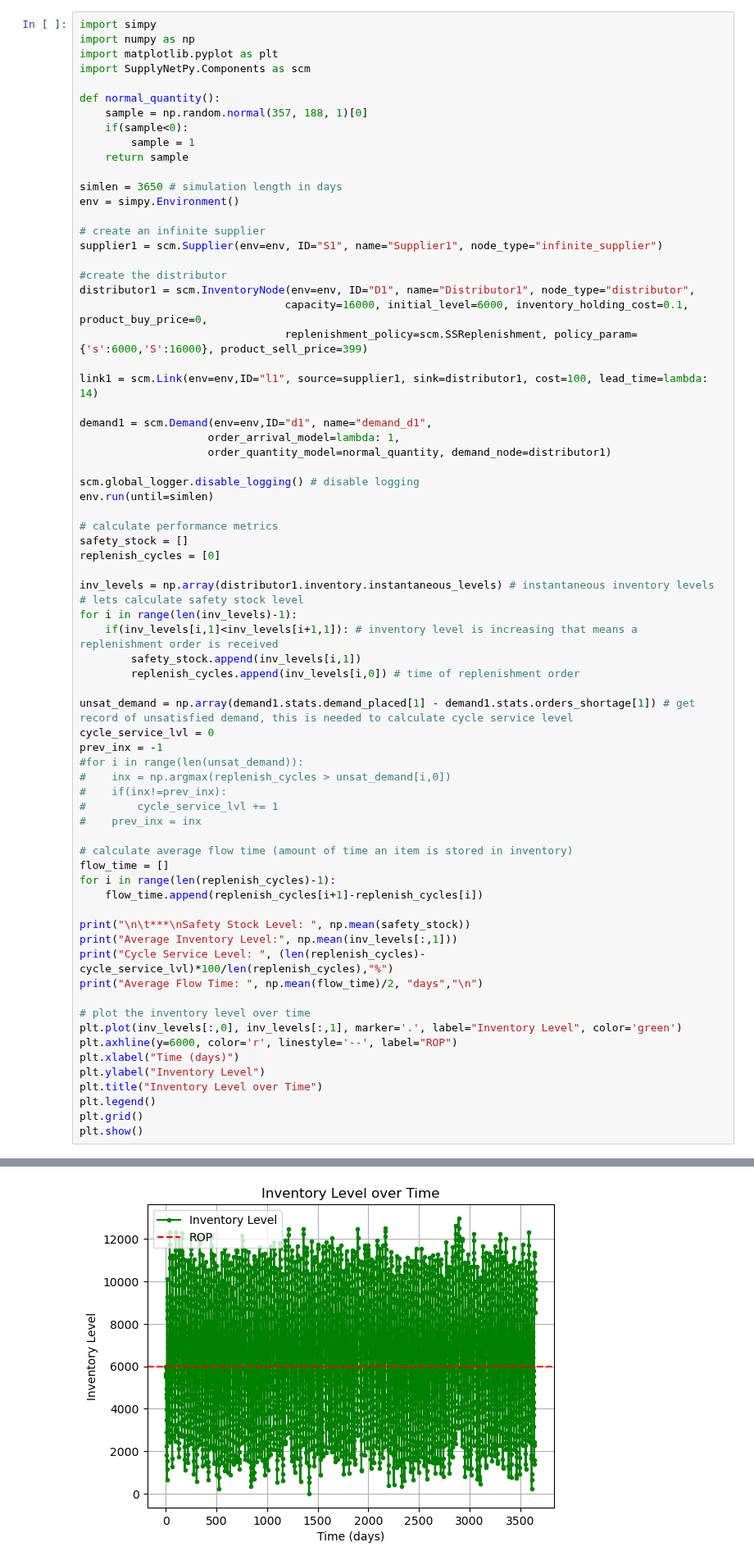
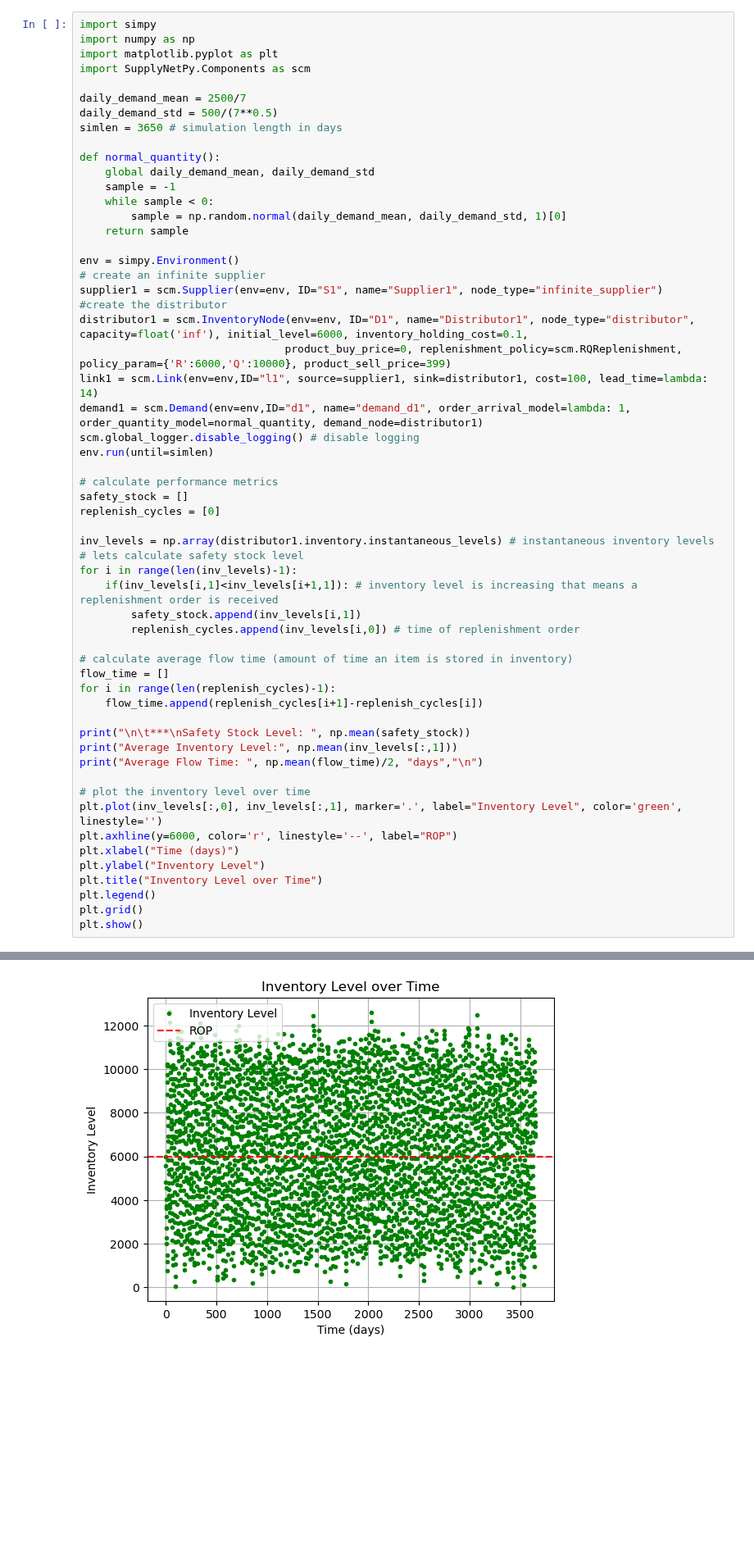
Before and after one commit to SupplyChainSimulation/SupplyNetPy, a Jupyter notebook: examples/notebooks/safety_inv_est.ipynb, the cells around one changed output, grey strips where cells are left out. Shown at 82% size. Drawn from its saved outputs; the diff is of its cells as text; blank space fills up the shorter version.

```diff
--- a/examples/notebooks/safety_inv_est.ipynb
+++ b/examples/notebooks/safety_inv_est.ipynb
@@ -74,29 +51,25 @@ import numpy as np
 import matplotlib.pyplot as plt
 import SupplyNetPy.Components as scm
 
+daily_demand_mean = 2500/7
+daily_demand_std = 500/(7**0.5)
+simlen = 3650 # simulation length in days
+
 def normal_quantity():
-    sample = np.random.normal(357, 188, 1)[0]
-    if(sample<0):
-        sample = 1
+    global daily_demand_mean, daily_demand_std
+    sample = -1
+    while sample < 0:
+        sample = np.random.normal(daily_demand_mean, daily_demand_std, 1)[0]
     return sample
 
-simlen = 3650 # simulation length in days
 env = simpy.Environment()
-
 # create an infinite supplier
 supplier1 = scm.Supplier(env=env, ID="S1", name="Supplier1", node_type="infinite_supplier")
-
 #create the distributor
-distributor1 = scm.InventoryNode(env=env, ID="D1", name="Distributor1", node_type="distributor",
-                                capacity=16000, initial_level=6000, inventory_holding_cost=0.1, product_buy_price=0,
-                                replenishment_policy=scm.SSReplenishment, policy_param={'s':6000,'S':16000}, product_sell_price=399)
-
+distributor1 = scm.InventoryNode(env=env, ID="D1", name="Distributor1", node_type="distributor", capacity=float('inf'), initial_level=6000, inventory_holding_cost=0.1,
+                                product_buy_price=0, replenishment_policy=scm.RQReplenishment, policy_param={'R':6000,'Q':10000}, product_sell_price=399)
 link1 = scm.Link(env=env,ID="l1", source=supplier1, sink=distributor1, cost=100, lead_time=lambda: 14)
-
-demand1 = scm.Demand(env=env,ID="d1", name="demand_d1",
-                    order_arrival_model=lambda: 1,
-                    order_quantity_model=normal_quantity, demand_node=distributor1)
-
+demand1 = scm.Demand(env=env,ID="d1", name="demand_d1", order_arrival_model=lambda: 1, order_quantity_model=normal_quantity, demand_node=distributor1)
 scm.global_logger.disable_logging() # disable logging
 env.run(until=simlen)
 
@@ -111,15 +84,6 @@ for i in range(len(inv_levels)-1):
         safety_stock.append(inv_levels[i,1])
         replenish_cycles.append(inv_levels[i,0]) # time of replenishment order
 
-unsat_demand = np.array(demand1.stats.demand_placed[1] - demand1.stats.orders_shortage[1]) # get record of unsatisfied demand, this is needed to calculate cycle service level
-cycle_service_lvl = 0
-prev_inx = -1
-#for i in range(len(unsat_demand)):
-#    inx = np.argmax(replenish_cycles > unsat_demand[i,0])
-#    if(inx!=prev_inx):
-#        cycle_service_lvl += 1
-#    prev_inx = inx
-
 # calculate average flow time (amount of time an item is stored in inventory)
 flow_time = []
 for i in range(len(replenish_cycles)-1):
@@ -127,11 +91,10 @@ for i in range(len(replenish_cycles)-1):
 
 print("\n\t***\nSafety Stock Level: ", np.mean(safety_stock))
 print("Average Inventory Level:", np.mean(inv_levels[:,1]))
-print("Cycle Service Level: ", (len(replenish_cycles)-cycle_service_lvl)*100/len(replenish_cycles),"%")
 print("Average Flow Time: ", np.mean(flow_time)/2, "days","\n")
 
 # plot the inventory level over time
-plt.plot(inv_levels[:,0], inv_levels[:,1], marker='.', label="Inventory Level", color='green')
+plt.plot(inv_levels[:,0], inv_levels[:,1], marker='.', label="Inventory Level", color='green', linestyle='')
 plt.axhline(y=6000, color='r', linestyle='--', label="ROP")
 plt.xlabel("Time (days)")
 plt.ylabel("Inventory Level")
@@ -148 +110 @@ Average Flow Time:  14.21484375 days
-[figure, old version]
+[figure, new version]
```
Also changed, not shown: parts of 6 cells of this notebook, 1 other file.
